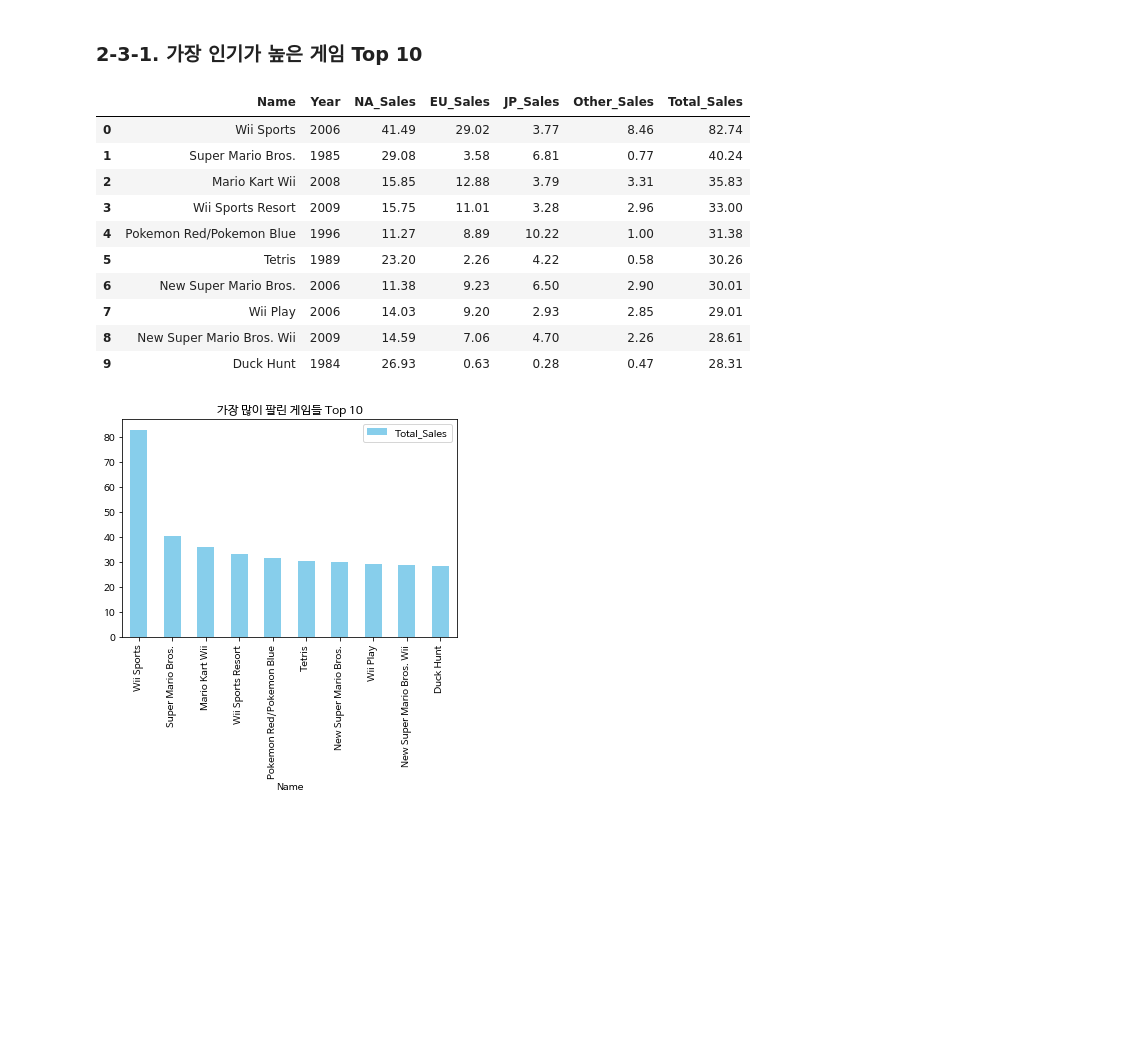
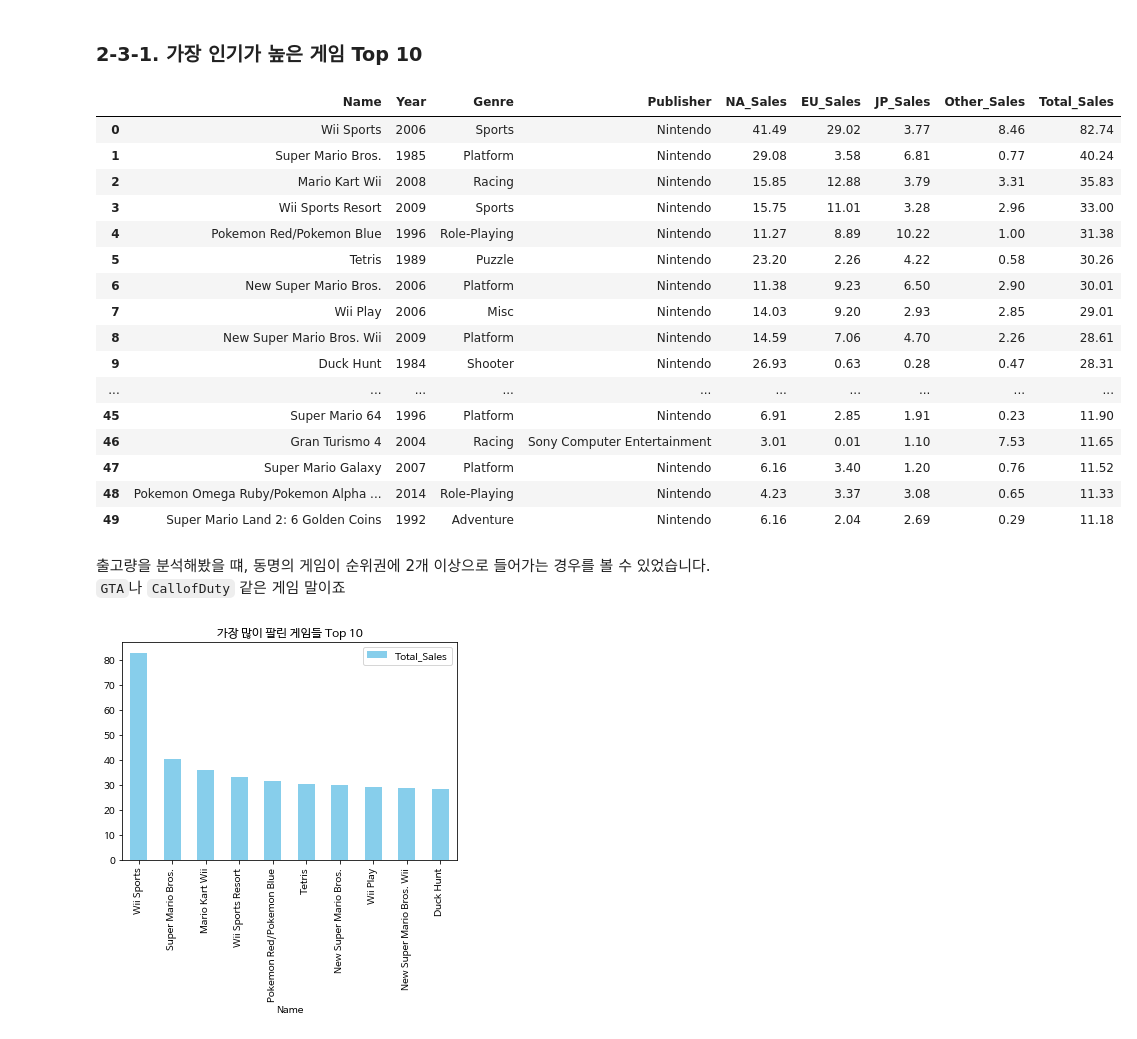
Before and after one commit to dustin-kang/ds-GameDesignAnalysis, a Jupyter notebook: code/Proj1_EDA.ipynb, the cells around one changed output. Drawn from its saved outputs; the diff is of its cells as text; code cells hidden in the pictures; blank space fills up the shorter version.

```diff
--- a/code/Proj1_EDA.ipynb
+++ b/code/Proj1_EDA.ipynb
@@ -740,20 +765,29 @@ data
 # %% [markdown]
 ### 2-3-1. 가장 인기가 높은 게임 Top 10
 # %%
-data_c = data.drop(columns= ['Platform','Genre','Publisher'])
+data_c = data.drop(columns= ['Platform'])
 data_c1 = data_c.sort_values('Total_Sales',ascending=False).reset_index()
-data_c1 = data_c1.drop(columns='index').head(10)
-data_c1
+data_c1 = data_c1.drop(columns='index')
+data_c1.head(50)
 # %% [output]
-|  | Name | Year | NA_Sales | EU_Sales | JP_Sales | Other_Sales | Total_Sales |
-| 0 | Wii Sports | 2006 | 41.49 | 29.02 | 3.77 | 8.46 | 82.74 |
-| 1 | Super Mario Bros. | 1985 | 29.08 | 3.58 | 6.81 | 0.77 | 40.24 |
-| 2 | Mario Kart Wii | 2008 | 15.85 | 12.88 | 3.79 | 3.31 | 35.83 |
-| 3 | Wii Sports Resort | 2009 | 15.75 | 11.01 | 3.28 | 2.96 | 33.00 |
-| 4 | Pokemon Red/Pokemon Blue | 1996 | 11.27 | 8.89 | 10.22 | 1.00 | 31.38 |
-| 5 | Tetris | 1989 | 23.20 | 2.26 | 4.22 | 0.58 | 30.26 |
-| 6 | New Super Mario Bros. | 2006 | 11.38 | 9.23 | 6.50 | 2.90 | 30.01 |
-| 7 | Wii Play | 2006 | 14.03 | 9.20 | 2.93 | 2.85 | 29.01 |
-| 8 | New Super Mario Bros. Wii | 2009 | 14.59 | 7.06 | 4.70 | 2.26 | 28.61 |
-| 9 | Duck Hunt | 1984 | 26.93 | 0.63 | 0.28 | 0.47 | 28.31 |
+|  | Name | Year | Genre | Publisher | NA_Sales | EU_Sales | JP_Sales | Other_Sales | Total_Sales |
+| 0 | Wii Sports | 2006 | Sports | Nintendo | 41.49 | 29.02 | 3.77 | 8.46 | 82.74 |
+| 1 | Super Mario Bros. | 1985 | Platform | Nintendo | 29.08 | 3.58 | 6.81 | 0.77 | 40.24 |
+| 2 | Mario Kart Wii | 2008 | Racing | Nintendo | 15.85 | 12.88 | 3.79 | 3.31 | 35.83 |
+| 3 | Wii Sports Resort | 2009 | Sports | Nintendo | 15.75 | 11.01 | 3.28 | 2.96 | 33.00 |
+| 4 | Pokemon Red/Pokemon Blue | 1996 | Role-Playing | Nintendo | 11.27 | 8.89 | 10.22 | 1.00 | 31.38 |
+| 5 | Tetris | 1989 | Puzzle | Nintendo | 23.20 | 2.26 | 4.22 | 0.58 | 30.26 |
+| 6 | New Super Mario Bros. | 2006 | Platform | Nintendo | 11.38 | 9.23 | 6.50 | 2.90 | 30.01 |
+| 7 | Wii Play | 2006 | Misc | Nintendo | 14.03 | 9.20 | 2.93 | 2.85 | 29.01 |
+| 8 | New Super Mario Bros. Wii | 2009 | Platform | Nintendo | 14.59 | 7.06 | 4.70 | 2.26 | 28.61 |
+| 9 | Duck Hunt | 1984 | Shooter | Nintendo | 26.93 | 0.63 | 0.28 | 0.47 | 28.31 |
+| ... | ... | ... | ... | ... | ... | ... | ... | ... | ... |
+| 45 | Super Mario 64 | 1996 | Platform | Nintendo | 6.91 | 2.85 | 1.91 | 0.23 | 11.90 |
+| 46 | Gran Turismo 4 | 2004 | Racing | Sony Computer Entertainment | 3.01 | 0.01 | 1.10 | 7.53 | 11.65 |
+| 47 | Super Mario Galaxy | 2007 | Platform | Nintendo | 6.16 | 3.40 | 1.20 | 0.76 | 11.52 |
+| 48 | Pokemon Omega Ruby/Pokemon Alpha ... | 2014 | Role-Playing | Nintendo | 4.23 | 3.37 | 3.08 | 0.65 | 11.33 |
+| 49 | Super Mario Land 2: 6 Golden Coins | 1992 | Adventure | Nintendo | 6.16 | 2.04 | 2.69 | 0.29 | 11.18 |
+# %% [markdown]
+출고량을 분석해봤을 떄, 동명의 게임이 순위권에 2개 이상으로 들어가는 경우를 볼 수 있었습니다.\
+`GTA`나 `CallofDuty` 같은 게임 말이죠
 # %%
```
Also changed, not shown: parts of 41 cells of this notebook.
